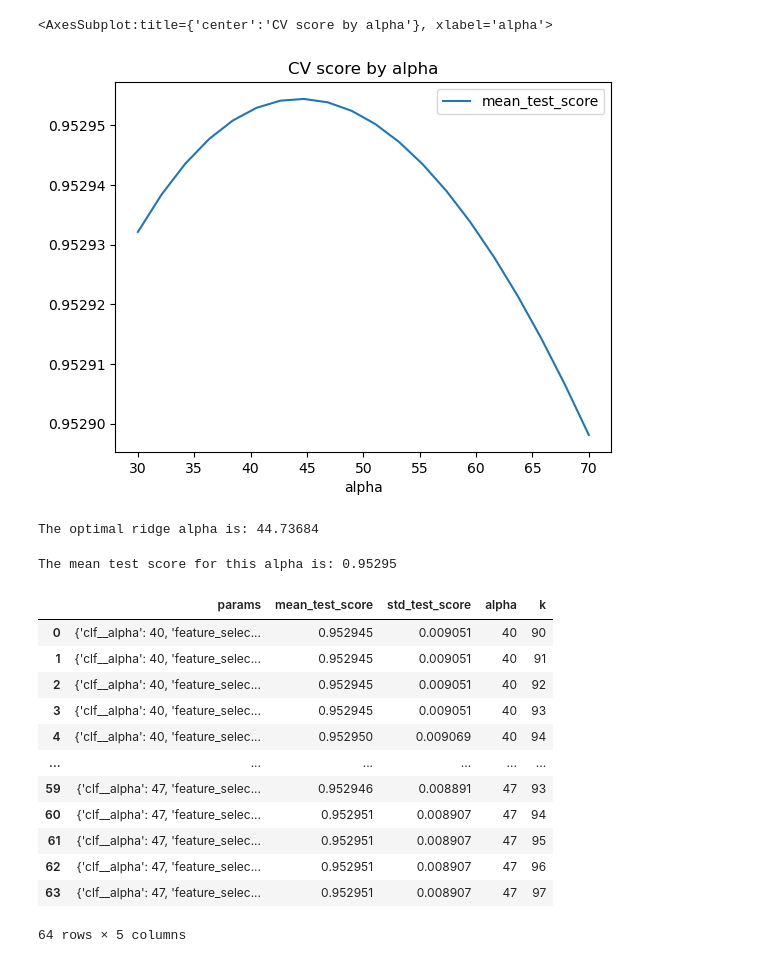
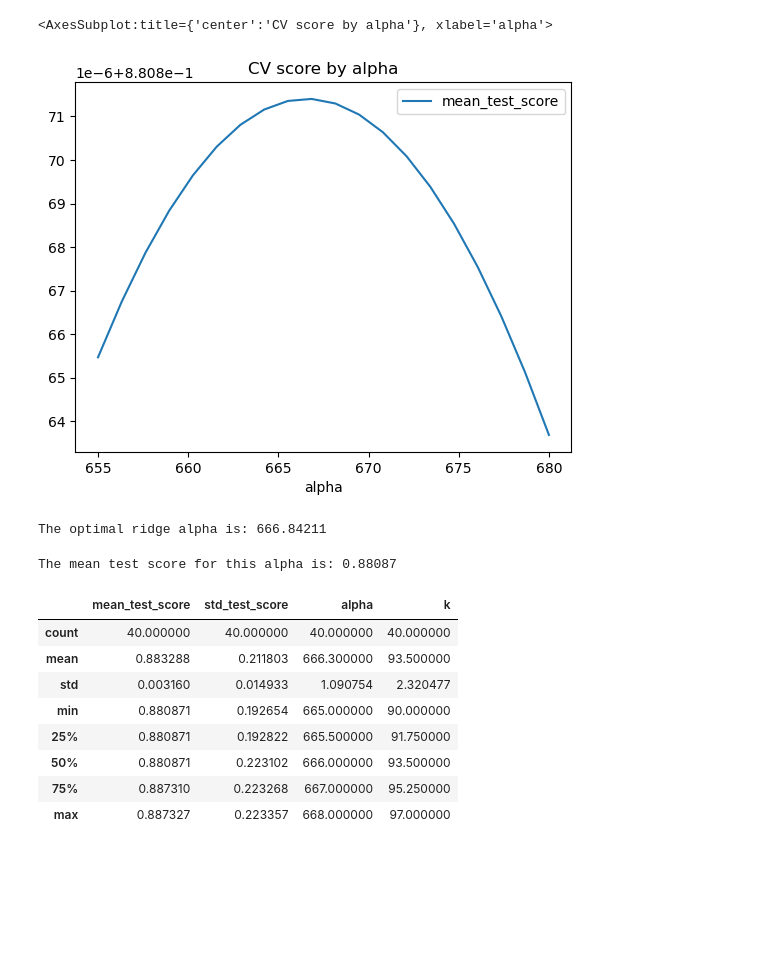
Before and after one commit to tobeybill/TISATAFL, a Jupyter notebook: Check.ipynb, the cells around one changed output. Saved outputs shown, nothing was run; the diff lists cells and outputs as text; code cells hidden in the pictures; blank space fills up the shorter version.

```diff
--- a/Check.ipynb
+++ b/Check.ipynb
@@ -44,0 +30,4 @@ list_bod_df = [tiny_bod_df, medium_bod_df, big_bod_df, huge_bod_df]
+# %%
+small_ceo_df = ceo_df[ceo_df['size_category'] == 'Small']
+medium_ceo_df = ceo_df[ceo_df['size_category'] == 'Medium']
+large_ceo_df = ceo_df[ceo_df['size_category'] == 'Large']
@@ -45,6 +54,7 @@ list_bod_df = [tiny_bod_df, medium_bod_df, big_bod_df, huge_bod_df]
 # %%
-df =  huge_ceo_df
-df.drop(['Unnamed: 0', 'gvkey'], axis=1, inplace=True)
+df =  large_ceo_df
+df.drop(['Unnamed: 0', 'Unnamed: 0.1', 'Unnamed: 0.2','gvkey', 'salary', 'total_curr',
+         'bonus', 'stock_awards', 'option_awards', 'othcomp'], axis=1, inplace=True)
 
 # Create boolean masks for the train and holdout periods
 train_mask = df.loc[(df['year'] >= 2010) & (df['year'] <= 2016)]
@@ -54,7 +64,7 @@ y = np.log(train_mask.tdc1)
 X = train_mask.drop('tdc1', axis=1)
 
 VarY = holdout_mask[['signature_index', 'tdc1']]
-VarY.to_csv('./Saved/huge_ceo_df.csv', index=False)
+VarY.to_csv('./Saved/large_ceo_df.csv', index=False)
 
 holdout_set = holdout_mask
 
@@ -116,32 +125,32 @@ results_df.plot(x='alpha', y='mean_test_score', kind='line', title='CV score by
 # %%
-alphas = list(np.linspace(30, 70,20))
+alphas = list(np.linspace(655, 680,20))
 parameters = {'ridge__alpha': alphas}
 
 grid_search = GridSearchCV(estimator=ridge_pipe,
                            param_grid=parameters,
                            cv=cv,
                            scoring='r2')
 
 results = grid_search.fit(X_train, y_train)
 
 results_df = pd.DataFrame(results.cv_results_).set_index('params')
 # extract alpha from the params variable
 results_df['alpha'] = [c['ridge__alpha'] for c in results_df.index]
 results_df = results_df.sort_values('alpha')
 results_df.plot(x='alpha',y='mean_test_score',kind='line',
                 title='CV score by alpha')
 # %% [output]
 <AxesSubplot:title={'center':'CV score by alpha'}, xlabel='alpha'>
-[figure, old version]
+[figure, new version]
 # %%
 best_alpha = results_df.query('rank_test_score == 1')['param_ridge__alpha'][0]
 print('The optimal ridge alpha is: %.5f' % best_alpha)
 # %% [output]
-The optimal ridge alpha is: 44.73684
+The optimal ridge alpha is: 666.84211
 # %%
 print('The mean test score for this alpha is: %.5f' % results_df.query('rank_test_score == 1')['mean_test_score'][0])
 # %% [output]
-The mean test score for this alpha is: 0.95295
+The mean test score for this alpha is: 0.88087
 # %%
 cv = KFold(10)
 
@@ -192,21 +225,17 @@ results_data = pd.DataFrame(results.cv_results_)
 results_data = results_data[['params','mean_test_score','std_test_score']]
 results_data['alpha'] = results_data['params'].apply(lambda x: x.get('clf__alpha'))
 results_data['k'] = results_data['params'].apply(lambda x: x.get('feature_select__percentile'))
-results_data
+results_data.describe()
 # %% [output]
-|  | params | mean_test_score | std_test_score | alpha | k |
-| 0 | {'clf__alpha': 40, 'feature_selec... | 0.952945 | 0.009051 | 40 | 90 |
-| 1 | {'clf__alpha': 40, 'feature_selec... | 0.952945 | 0.009051 | 40 | 91 |
-| 2 | {'clf__alpha': 40, 'feature_selec... | 0.952945 | 0.009051 | 40 | 92 |
-| 3 | {'clf__alpha': 40, 'feature_selec... | 0.952945 | 0.009051 | 40 | 93 |
-| 4 | {'clf__alpha': 40, 'feature_selec... | 0.952950 | 0.009069 | 40 | 94 |
-| ... | ... | ... | ... | ... | ... |
-| 59 | {'clf__alpha': 47, 'feature_selec... | 0.952946 | 0.008891 | 47 | 93 |
-| 60 | {'clf__alpha': 47, 'feature_selec... | 0.952951 | 0.008907 | 47 | 94 |
-| 61 | {'clf__alpha': 47, 'feature_selec... | 0.952951 | 0.008907 | 47 | 95 |
-| 62 | {'clf__alpha': 47, 'feature_selec... | 0.952951 | 0.008907 | 47 | 96 |
-| 63 | {'clf__alpha': 47, 'feature_selec... | 0.952951 | 0.008907 | 47 | 97 |
+|  | mean_test_score | std_test_score | alpha | k |
+| count | 40.000000 | 40.000000 | 40.000000 | 40.000000 |
+| mean | 0.883288 | 0.211803 | 666.300000 | 93.500000 |
+| std | 0.003160 | 0.014933 | 1.090754 | 2.320477 |
+| min | 0.880871 | 0.192654 | 665.000000 | 90.000000 |
+| 25% | 0.880871 | 0.192822 | 665.500000 | 91.750000 |
+| 50% | 0.880871 | 0.223102 | 666.000000 | 93.500000 |
+| 75% | 0.887310 | 0.223268 | 667.000000 | 95.250000 |
+| max | 0.887327 | 0.223357 | 668.000000 | 97.000000 |
-64 rows × 5 columns
 # %%
 sns.scatterplot(data=results_data, x='std_test_score', y='mean_test_score')
 plt.xlabel('Standard deviation of test scores')
```
Also changed, not shown: parts of 8 cells of this notebook, 32 other files.
